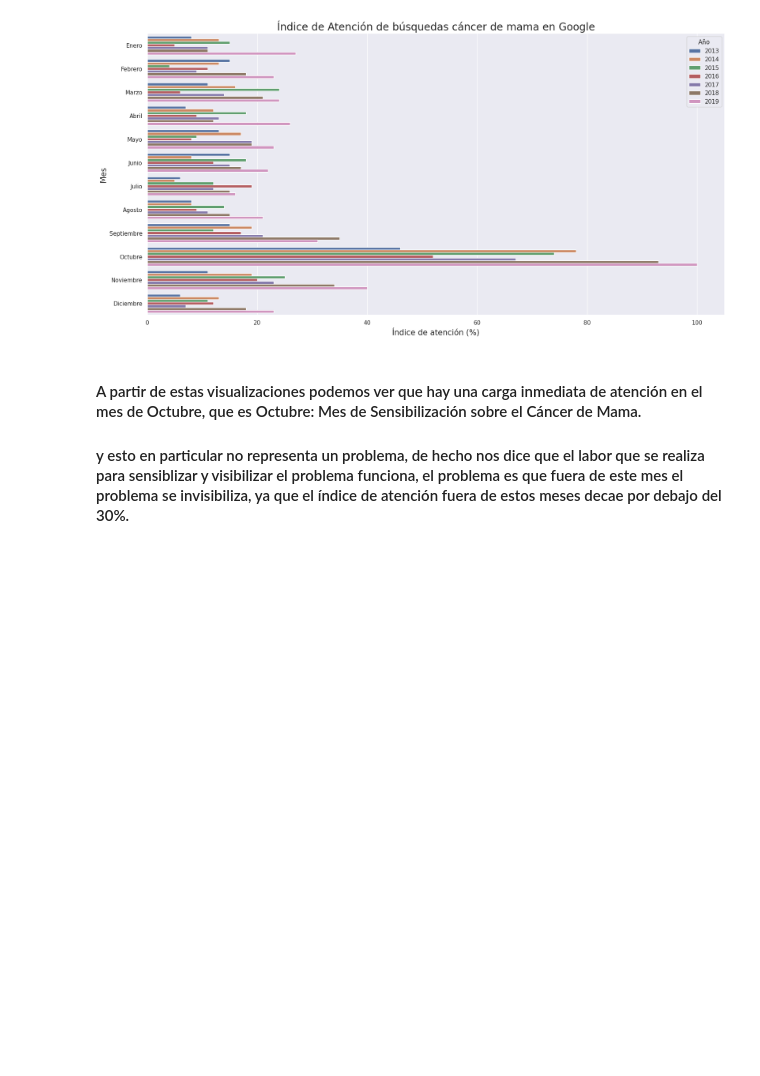
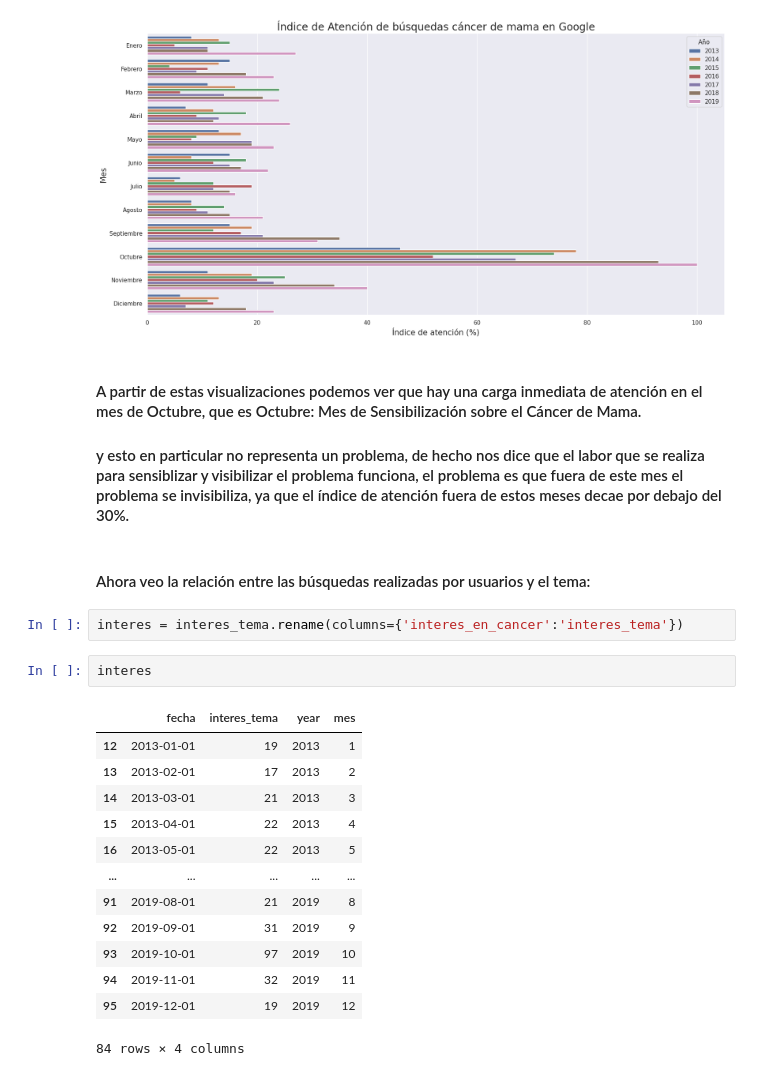
Before and after one commit to Zoe-Garcia/Equipo_2_P2_Analisis, a Jupyter notebook: Pregunta_3_y_4.ipynb, the cells around one changed output. Saved outputs shown, nothing was run; the diff lists cells and outputs as text; blank space fills up the shorter version.

```diff
--- a/Pregunta_3_y_4.ipynb
+++ b/Pregunta_3_y_4.ipynb
@@ -255,3 +255,23 @@ plt.show()
 #### A partir de estas visualizaciones podemos ver que hay una carga inmediata de atención en el mes de Octubre, que es Octubre: Mes de Sensibilización sobre el Cáncer de Mama.
 
 #### y esto en particular no representa un problema, de hecho nos dice que el labor que se realiza para sensiblizar y visibilizar el problema funciona, el problema es que fuera de este mes el problema se invisibiliza, ya que el índice de atención fuera de estos meses decae por debajo del 30%.
+# %% [markdown]
+#### Ahora veo la relación entre las búsquedas realizadas por usuarios y el tema:
+# %%
+interes = interes_tema.rename(columns={'interes_en_cancer':'interes_tema'})
+# %%
+interes
+# %% [output]
+|  | fecha | interes_tema | year | mes |
+| 12 | 2013-01-01 | 19 | 2013 | 1 |
+| 13 | 2013-02-01 | 17 | 2013 | 2 |
+| 14 | 2013-03-01 | 21 | 2013 | 3 |
+| 15 | 2013-04-01 | 22 | 2013 | 4 |
+| 16 | 2013-05-01 | 22 | 2013 | 5 |
+| ... | ... | ... | ... | ... |
+| 91 | 2019-08-01 | 21 | 2019 | 8 |
+| 92 | 2019-09-01 | 31 | 2019 | 9 |
+| 93 | 2019-10-01 | 97 | 2019 | 10 |
+| 94 | 2019-11-01 | 32 | 2019 | 11 |
+| 95 | 2019-12-01 | 19 | 2019 | 12 |
+84 rows × 4 columns
```
